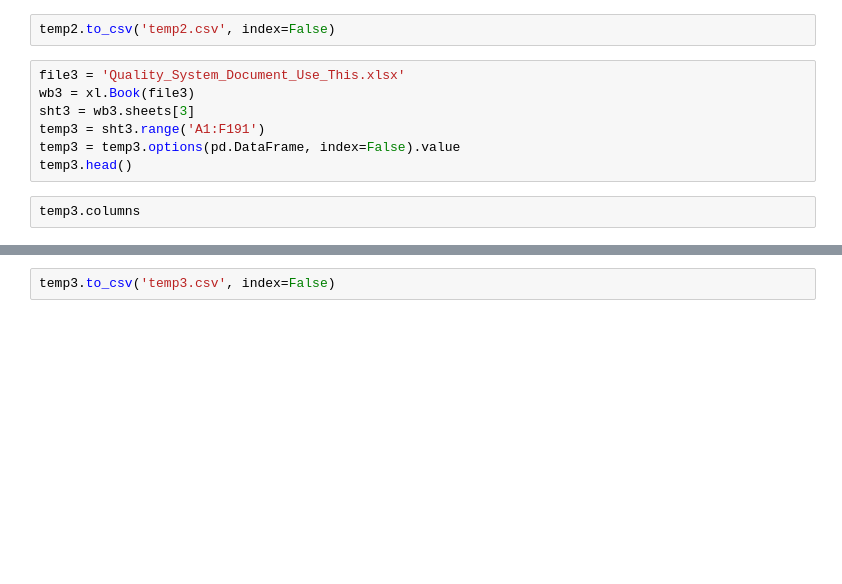
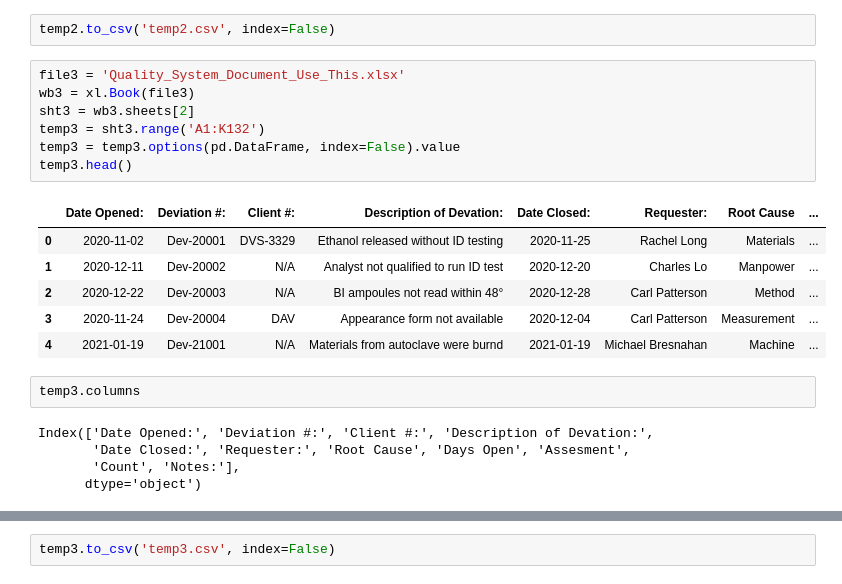
Before and after one commit to cpatterson71/Quality_Dashboard, a Jupyter notebook: Quality_Data_Clean_Up.ipynb, the cells around one changed output, grey strips where cells are left out. Saved outputs shown, nothing was run; the diff lists cells and outputs as text; blank space fills up the shorter version.

```diff
--- a/Quality_Data_Clean_Up.ipynb
+++ b/Quality_Data_Clean_Up.ipynb
@@ -165,11 +96,23 @@ temp2.to_csv('temp2.csv', index=False)
 # %%
 file3 = 'Quality_System_Document_Use_This.xlsx'
 wb3 = xl.Book(file3)
-sht3 = wb3.sheets[3]
-temp3 = sht3.range('A1:F191')
+sht3 = wb3.sheets[2]
+temp3 = sht3.range('A1:K132')
 temp3 = temp3.options(pd.DataFrame, index=False).value
 temp3.head()
+# %% [output]
+|  | Date Opened: | Deviation #: | Client #: | Description of Devation: | Date Closed: | Requester: | Root Cause | ... |
+| 0 | 2020-11-02 | Dev-20001 | DVS-3329 | Ethanol released without ID testing | 2020-11-25 | Rachel Long | Materials | ... |
+| 1 | 2020-12-11 | Dev-20002 | N/A | Analyst not qualified to run ID test | 2020-12-20 | Charles Lo | Manpower | ... |
+| 2 | 2020-12-22 | Dev-20003 | N/A | BI ampoules not read within 48° | 2020-12-28 | Carl Patterson | Method | ... |
+| 3 | 2020-11-24 | Dev-20004 | DAV | Appearance form not available | 2020-12-04 | Carl Patterson | Measurement | ... |
+| 4 | 2021-01-19 | Dev-21001 | N/A | Materials from autoclave were burnd | 2021-01-19 | Michael Bresnahan | Machine | ... |
 # %%
 temp3.columns
+# %% [output]
+Index(['Date Opened:', 'Deviation #:', 'Client #:', 'Description of Devation:',
+       'Date Closed:', 'Requester:', 'Root Cause', 'Days Open', 'Assesment',
+       'Count', 'Notes:'],
+      dtype='object')
 # %%
 # need to change column hearders to something more useable
```
Also changed, not shown: parts of 10 cells of this notebook, 3 other files.
